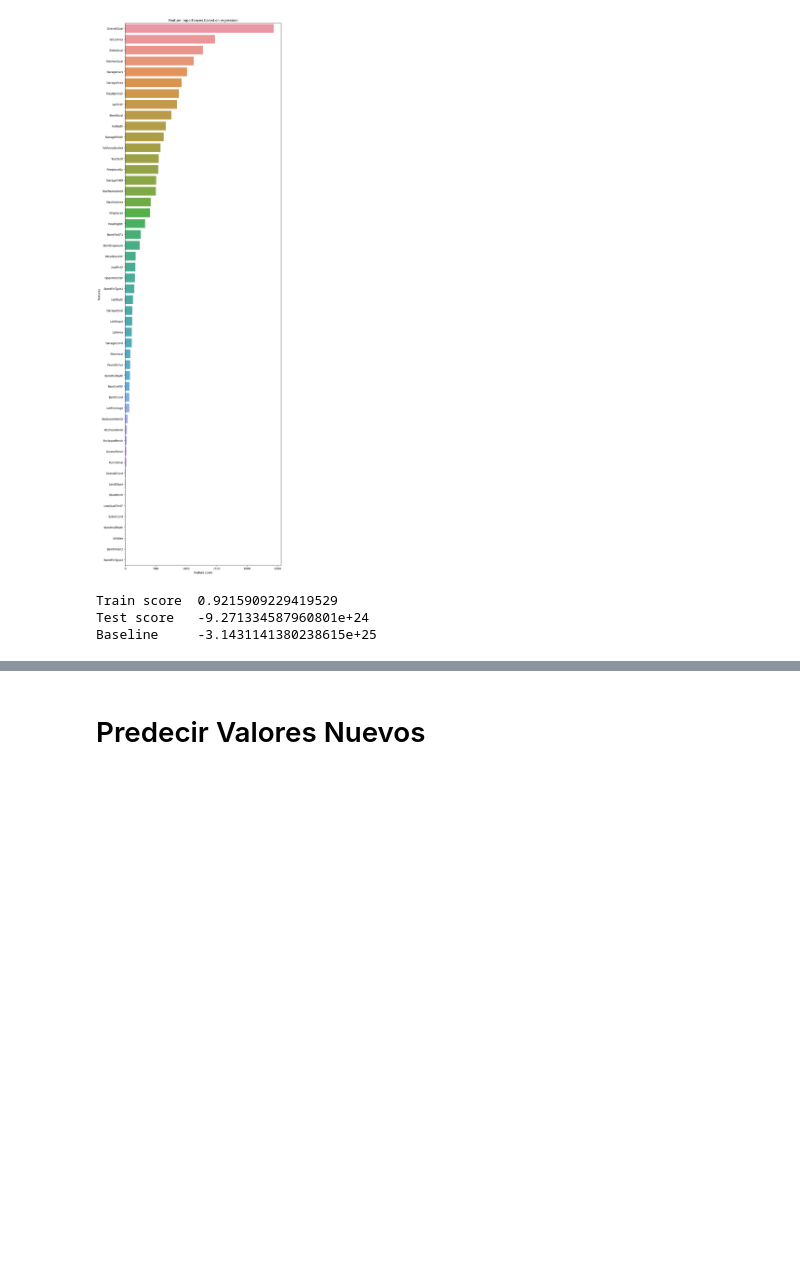
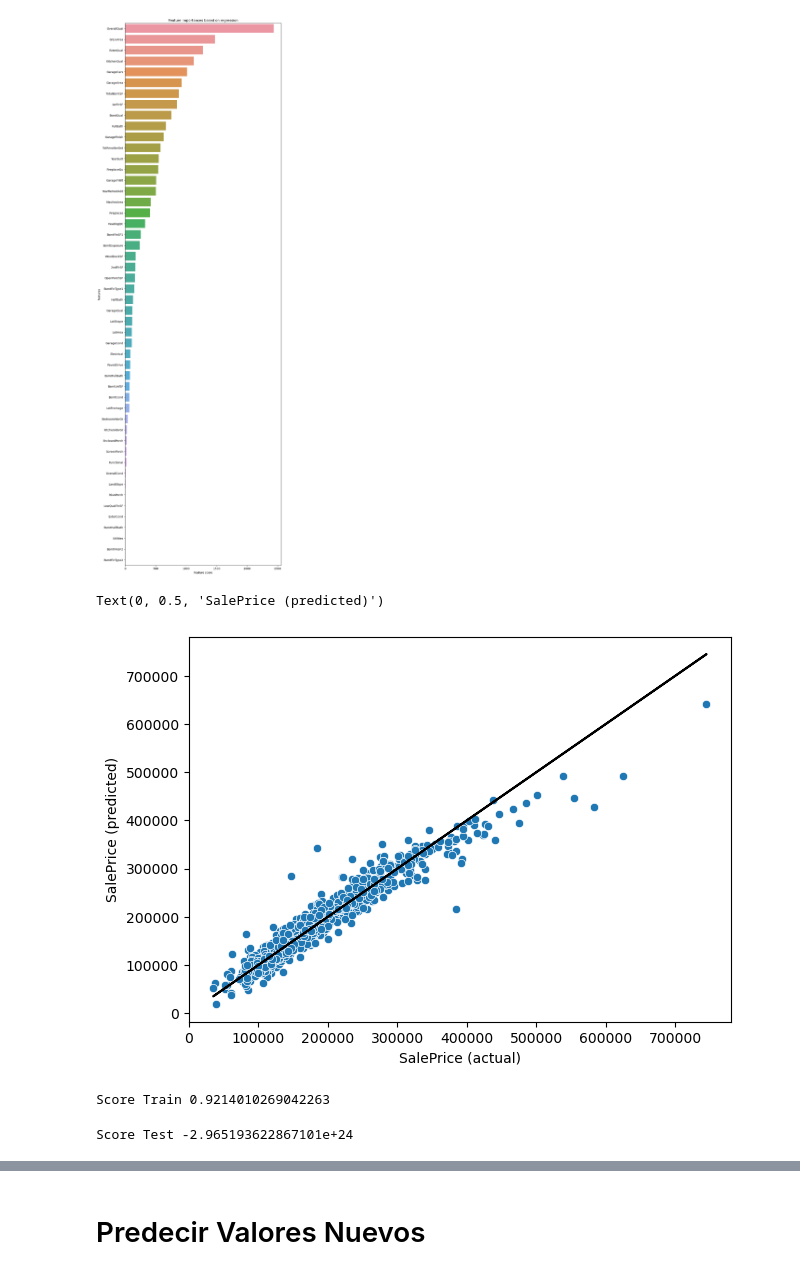
Before and after one commit to Marlon-Orrego/Analisis_Predictivo, a Jupyter notebook: Trabajo3_ValeriaMondragón_MarlonOrrego.ipynb, the cells around one changed output, grey strips where cells are left out. Drawn from its saved outputs; the diff is of its cells as text; code cells hidden in the pictures; blank space fills up the shorter version.

Commit message:
Implementación con HiperParametros y Refinamiento Modelo

```diff
--- a/Trabajo3_ValeriaMondragón_MarlonOrrego.ipynb
+++ b/Trabajo3_ValeriaMondragón_MarlonOrrego.ipynb
@@ -610,11 +601,3 @@ X_std=scaler.fit_transform(X)
 from sklearn.model_selection import train_test_split, cross_val_score
 
 X_train, X_test, y_train, y_test = train_test_split(X_std, y, random_state=42)
-# %%
-model_log = LinearRegression()
-model_log.fit(X_train, y_train)
-calc_scores(model_log, X_train, y_train, X_test, y_test)
-# %% [output]
-Train score  0.9215909229419529
-Test score   -9.271334587960801e+24
-Baseline     -3.1431141380238615e+25
@@ -624,4 +604,27 @@ resids_log = y_test - y_pred_log
-# %%
-y_pred = np.exp(y_pred_log)
-y_test = np.exp(y_test)
-y_train = np.exp(y_train)
+# %%
+from sklearn.linear_model import LinearRegression
+from sklearn.preprocessing import StandardScaler
+from sklearn.pipeline import Pipeline
+
+pipe = Pipeline([("scaler", StandardScaler()), ("reg", LinearRegression())])
+
+pipe.fit(X_train, y_train)
+
+y_pred = pipe.predict(X_test)
+# %%
+y_pred = pipe.predict(X_train)
+plt.figure(figsize=(7,5))
+sns.scatterplot(x=y_train,y=y_pred)
+plt.plot(y_train,y_train,color='k')
+plt.xlabel('SalePrice (actual)')
+plt.ylabel('SalePrice (predicted)')
+# %% [output]
+Text(0, 0.5, 'SalePrice (predicted)')
+[figure, added]
+# %%
+from sklearn.metrics import r2_score
+
+r2_train = r2_score(y_train,y_pred)
+print("Score Train",r2_train)
+# %% [output]
+Score Train 0.9214010269042263
@@ -627,0 +633,5 @@ y_train = np.exp(y_train)
+# %%
+r2_train = r2_score(y_test,y_pred_test)
+print("Score Test",r2_train)
+# %% [output]
+Score Test -2.965193622867101e+24
```
Also changed, not shown: parts of 23 cells of this notebook.
